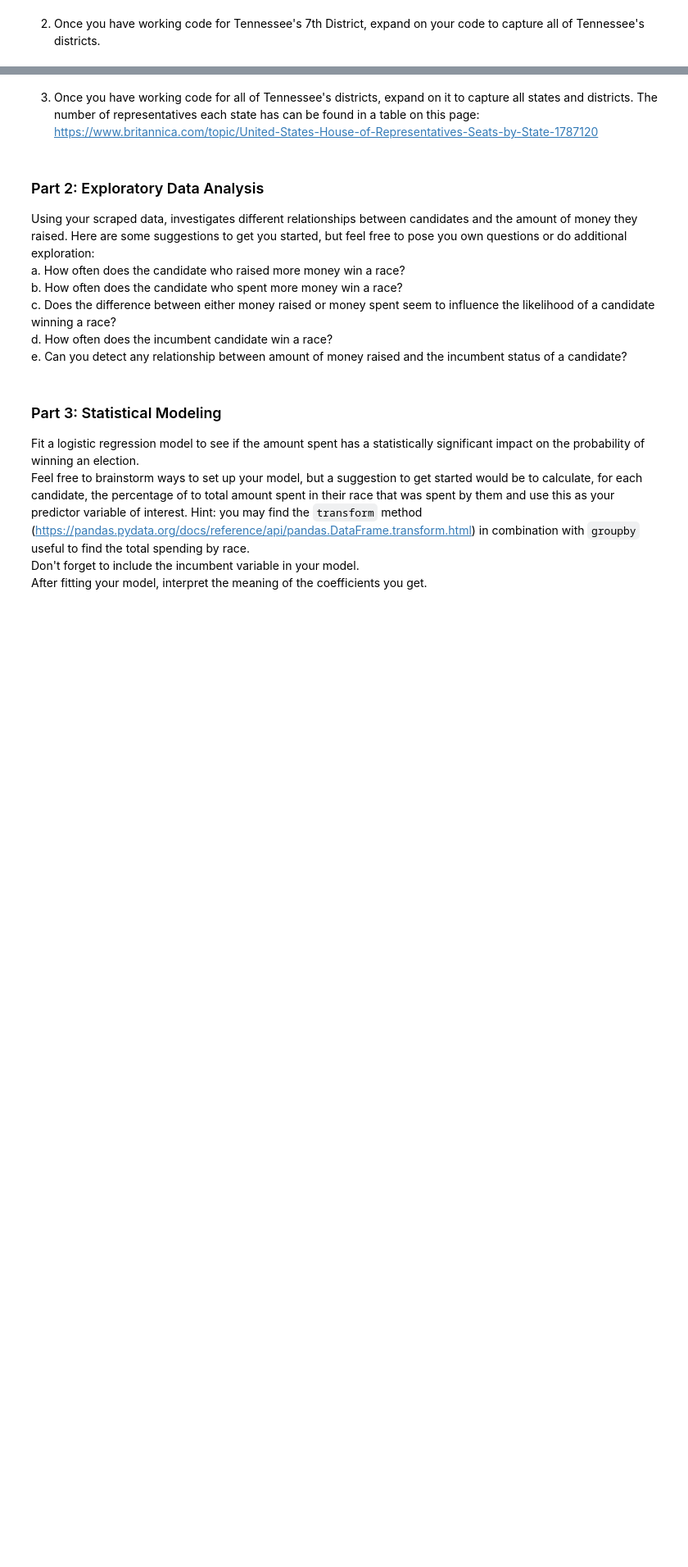
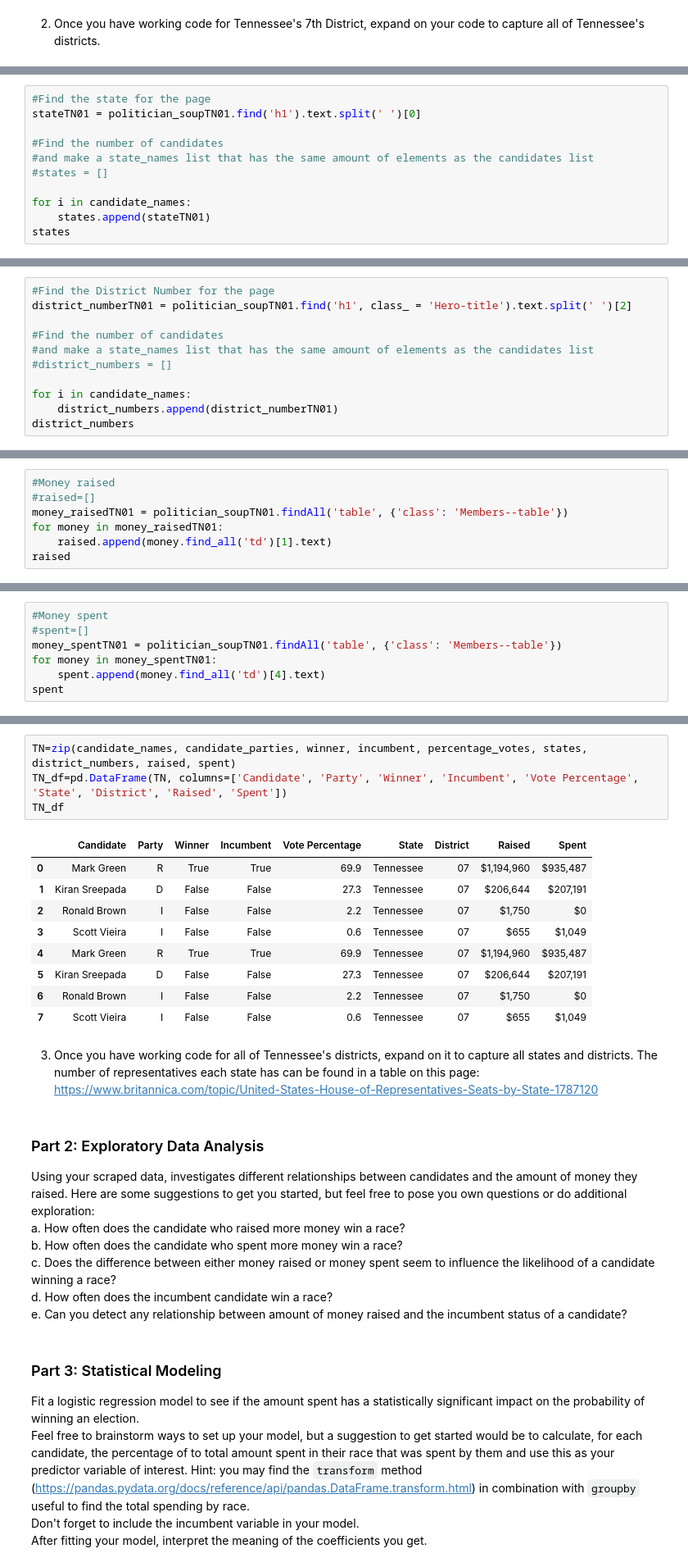
Before and after one commit to nss-data-science-cohort-7/webscraping-open-secrets-boo-tiful-minds, a Jupyter notebook: notebooks/RB_Open_Secrets_Webscraping.ipynb, the cells around one changed output, grey strips where cells are left out. Shown at 82% size. Cells and saved outputs as stored; diff of their text form; blank space fills up the shorter version.

```diff
--- a/notebooks/RB_Open_Secrets_Webscraping.ipynb
+++ b/notebooks/RB_Open_Secrets_Webscraping.ipynb
@@ -249,0 +296,11 @@ https://www.opensecrets.org/races/candidates?cycle=2020&id=TN07&spec=N
+# %%
+#Find the state for the page
+stateTN01 = politician_soupTN01.find('h1').text.split(' ')[0]
+
+#Find the number of candidates
+#and make a state_names list that has the same amount of elements as the candidates list
+#states = []
+
+for i in candidate_names:
+    states.append(stateTN01)
+states
@@ -249,0 +320,11 @@ https://www.opensecrets.org/races/candidates?cycle=2020&id=TN07&spec=N
+# %%
+#Find the District Number for the page
+district_numberTN01 = politician_soupTN01.find('h1', class_ = 'Hero-title').text.split(' ')[2]
+
+#Find the number of candidates
+#and make a state_names list that has the same amount of elements as the candidates list
+#district_numbers = []
+
+for i in candidate_names:
+    district_numbers.append(district_numberTN01)
+district_numbers
@@ -249,0 +333,7 @@ https://www.opensecrets.org/races/candidates?cycle=2020&id=TN07&spec=N
+# %%
+#Money raised
+#raised=[]
+money_raisedTN01 = politician_soupTN01.findAll('table', {'class': 'Members--table'})
+for money in money_raisedTN01:
+    raised.append(money.find_all('td')[1].text)
+raised
@@ -249,0 +349,7 @@ https://www.opensecrets.org/races/candidates?cycle=2020&id=TN07&spec=N
+# %%
+#Money spent
+#spent=[]
+money_spentTN01 = politician_soupTN01.findAll('table', {'class': 'Members--table'})
+for money in money_spentTN01:
+    spent.append(money.find_all('td')[4].text)
+spent
@@ -250,3 +365,17 @@ https://www.opensecrets.org/races/candidates?cycle=2020&id=TN07&spec=N
+# %%
+TN=zip(candidate_names, candidate_parties, winner, incumbent, percentage_votes, states, district_numbers, raised, spent)
+TN_df=pd.DataFrame(TN, columns=['Candidate', 'Party', 'Winner', 'Incumbent', 'Vote Percentage', 'State', 'District', 'Raised', 'Spent'])
+TN_df
+# %% [output]
+|  | Candidate | Party | Winner | Incumbent | Vote Percentage | State | District | Raised | Spent |
+| 0 | Mark Green | R | True | True | 69.9 | Tennessee | 07 | $1,194,960 | $935,487 |
+| 1 | Kiran Sreepada | D | False | False | 27.3 | Tennessee | 07 | $206,644 | $207,191 |
+| 2 | Ronald Brown | I | False | False | 2.2 | Tennessee | 07 | $1,750 | $0 |
+| 3 | Scott Vieira | I | False | False | 0.6 | Tennessee | 07 | $655 | $1,049 |
+| 4 | Mark Green | R | True | True | 69.9 | Tennessee | 07 | $1,194,960 | $935,487 |
+| 5 | Kiran Sreepada | D | False | False | 27.3 | Tennessee | 07 | $206,644 | $207,191 |
+| 6 | Ronald Brown | I | False | False | 2.2 | Tennessee | 07 | $1,750 | $0 |
+| 7 | Scott Vieira | I | False | False | 0.6 | Tennessee | 07 | $655 | $1,049 |
 # %% [markdown]
 3. Once you have working code for all of Tennessee's districts, expand on it to capture all states and districts. The number of representatives each state has can be found in a table on this page: https://www.britannica.com/topic/United-States-House-of-Representatives-Seats-by-State-1787120
 # %% [markdown]
```
Also changed, not shown: parts of 38 cells of this notebook.
